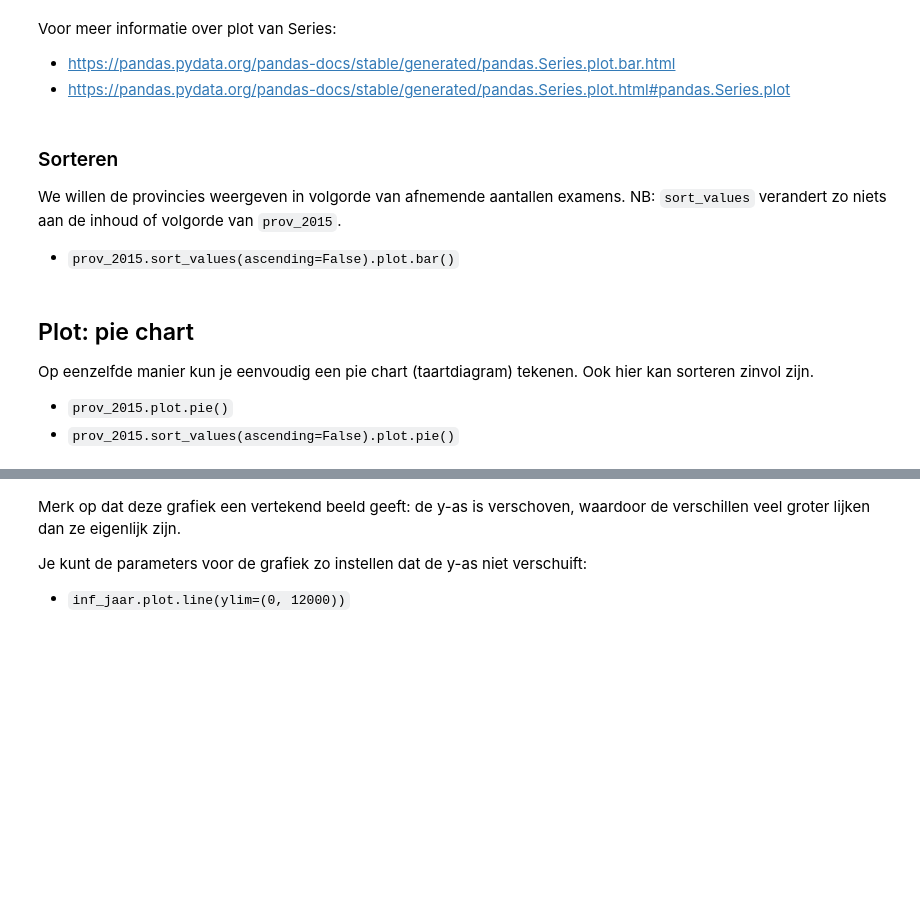
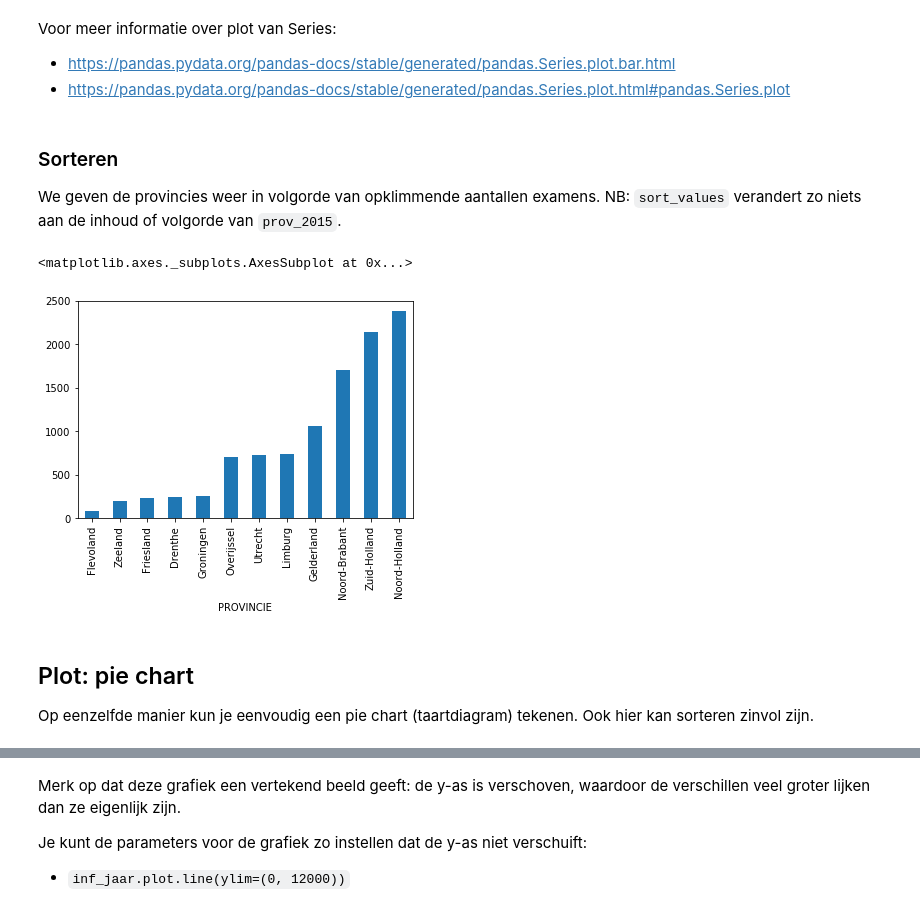
Before and after one commit to eelcodijkstra/workshop2017-juni, a Jupyter notebook: slides-visualisatie-1-Series.ipynb, the cells around one changed output, grey strips where cells are left out. Drawn from its saved outputs; the diff is of its cells as text; code cells hidden in the pictures; blank space fills up the shorter version.

```diff
--- a/slides-visualisatie-1-Series.ipynb
+++ b/slides-visualisatie-1-Series.ipynb
@@ -72,17 +112,16 @@ Voor meer informatie over plot van Series:
 # %% [markdown]
 ### Sorteren
 
-We willen de provincies weergeven in volgorde van afnemende aantallen examens. NB: `sort_values` verandert zo niets aan de inhoud of volgorde van `prov_2015`.
-
-* `prov_2015.sort_values(ascending=False).plot.bar()`
+We geven de provincies weer in volgorde van opklimmende aantallen examens.
+NB: `sort_values` verandert zo niets aan de inhoud of volgorde van `prov_2015`.
 # %%
-prov_2015.sort_values(ascending=False).plot.bar()
+prov_2015.sort_values(ascending=True).plot.bar()
+# %% [output]
+<matplotlib.axes._subplots.AxesSubplot at 0x...>
+[figure, added]
 # %% [markdown]
 ## Plot: pie chart
 
 Op eenzelfde manier kun je eenvoudig een pie chart (taartdiagram) tekenen. Ook hier kan sorteren zinvol zijn.
-
-* `prov_2015.plot.pie()`
-* `prov_2015.sort_values(ascending=False).plot.pie()`
 # %%
 prov_2015.sort_values(ascending=False).plot.pie()
```
Also changed, not shown: parts of 22 cells of this notebook.
